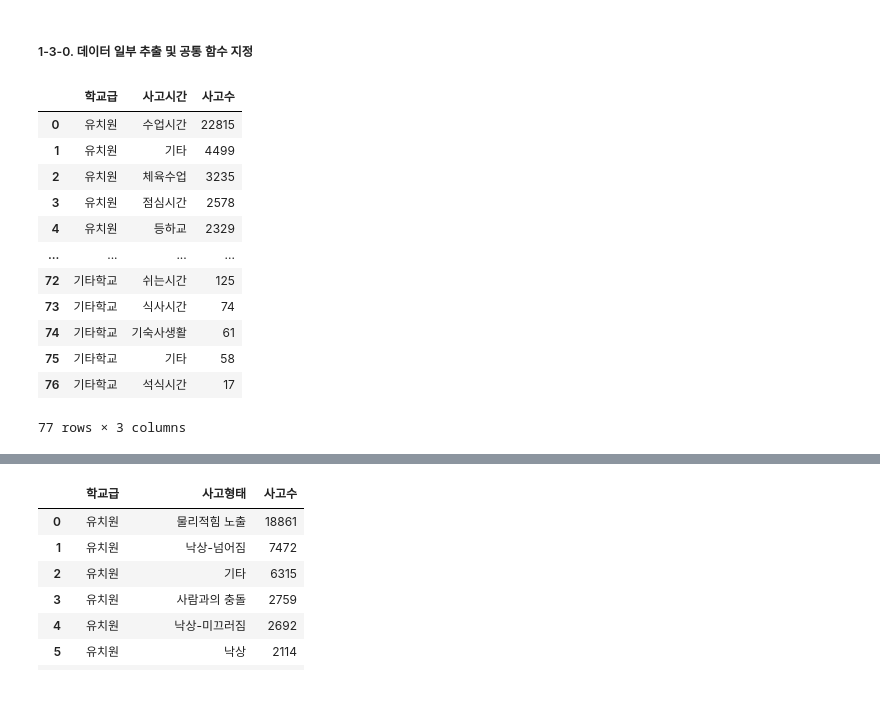
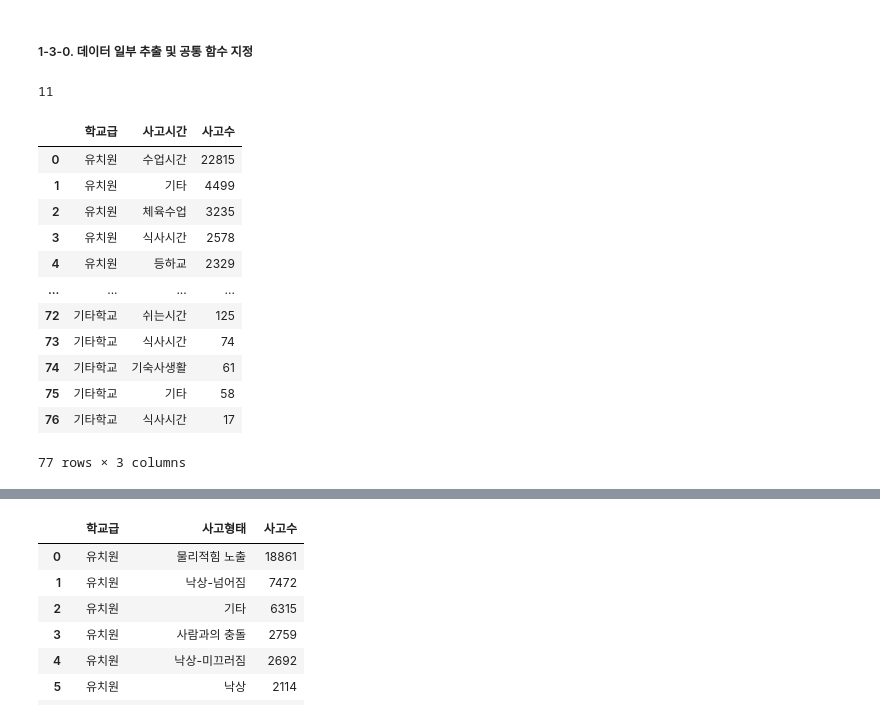
Before and after one commit to CHOIEUNHYE/school-accidents, a Jupyter notebook: code/eda/학교안전사고현황eda_이유정.ipynb, the cells around one changed output, grey strips where cells are left out. Cells and saved outputs as stored; diff of their text form; code cells hidden in the pictures.

```diff
--- a/code/eda/학교안전사고현황eda_이유정.ipynb
+++ b/code/eda/학교안전사고현황eda_이유정.ipynb
@@ -81,25 +81,33 @@ array(['제주시교육지원청', '거창교육지원청', '창원교육지원
 - 학교급별 사고 내용 (사고 형태, 사고 당시 활동, 사고매개물)
 # %% [markdown]
 ##### 1-3-0. 데이터 일부 추출 및 공통 함수 지정
+# %%
+sch_acci_time['사고시간'].nunique()
+# %% [output]
+11
 # %%
 # 연도, 학교급, 사고시간별 사고수 계산
 sch_acci_time = sch_df.groupby(['학교급', '사고시간']).size().reset_index(name='사고수')
+# 분석 편의를 위해 일부 데이터 값 변경
+sch_acci_time = sch_acci_time.replace('점심시간', '식사시간')
+sch_acci_time = sch_acci_time.replace('석식시간', '식사시간')
+sch_acci_time = sch_acci_time.replace('휴식시간 및 청소시간', '휴식/청소시간')
 
 # 학교급 기준으로 정렬
 sch_acci_time['학교급'] = pd.Categorical(sch_acci_time['학교급'], categories=custom_order, ordered=True)
 sch_acci_time = sch_acci_time.sort_values(['학교급', '사고수'], ascending=[True, False]).reset_index(drop=True)
 sch_acci_time
 # %% [output]
 |  | 학교급 | 사고시간 | 사고수 |
 | 0 | 유치원 | 수업시간 | 22815 |
 | 1 | 유치원 | 기타 | 4499 |
 | 2 | 유치원 | 체육수업 | 3235 |
-| 3 | 유치원 | 점심시간 | 2578 |
+| 3 | 유치원 | 식사시간 | 2578 |
 | 4 | 유치원 | 등하교 | 2329 |
 | ... | ... | ... | ... |
 | 72 | 기타학교 | 쉬는시간 | 125 |
 | 73 | 기타학교 | 식사시간 | 74 |
 | 74 | 기타학교 | 기숙사생활 | 61 |
 | 75 | 기타학교 | 기타 | 58 |
-| 76 | 기타학교 | 석식시간 | 17 |
+| 76 | 기타학교 | 식사시간 | 17 |
 77 rows × 3 columns
```
Also changed, not shown: parts of 26 cells of this notebook, 2 other files.
